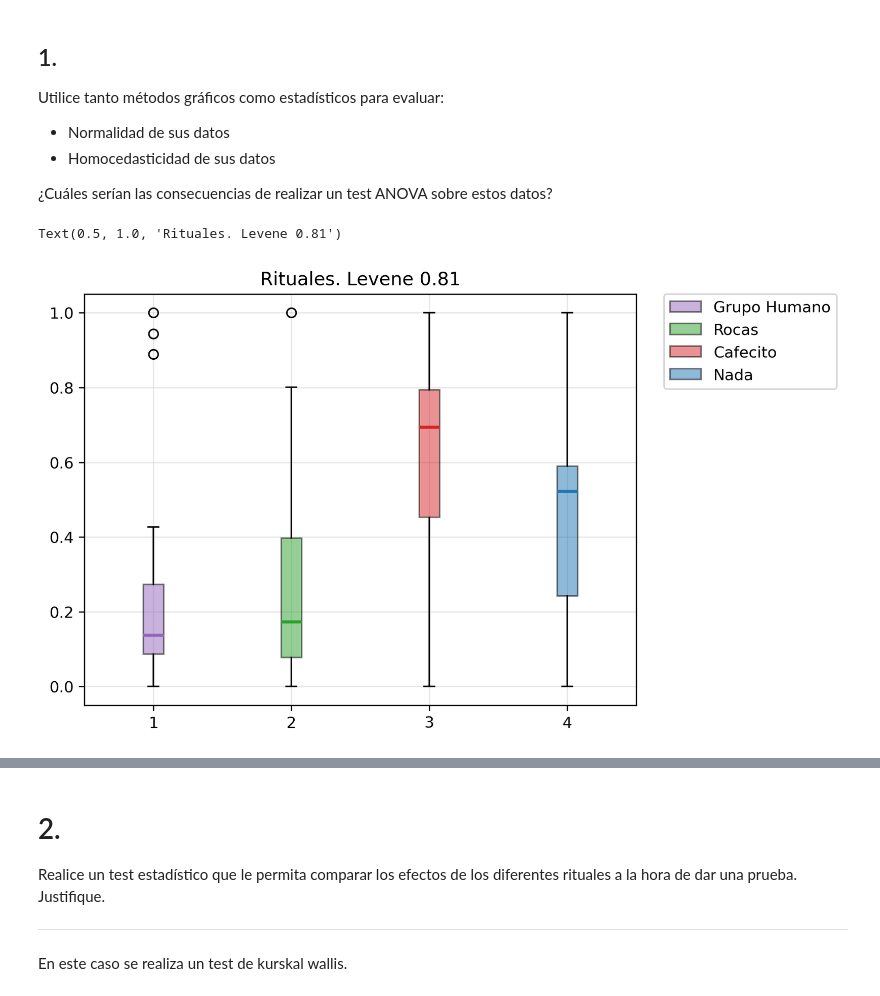
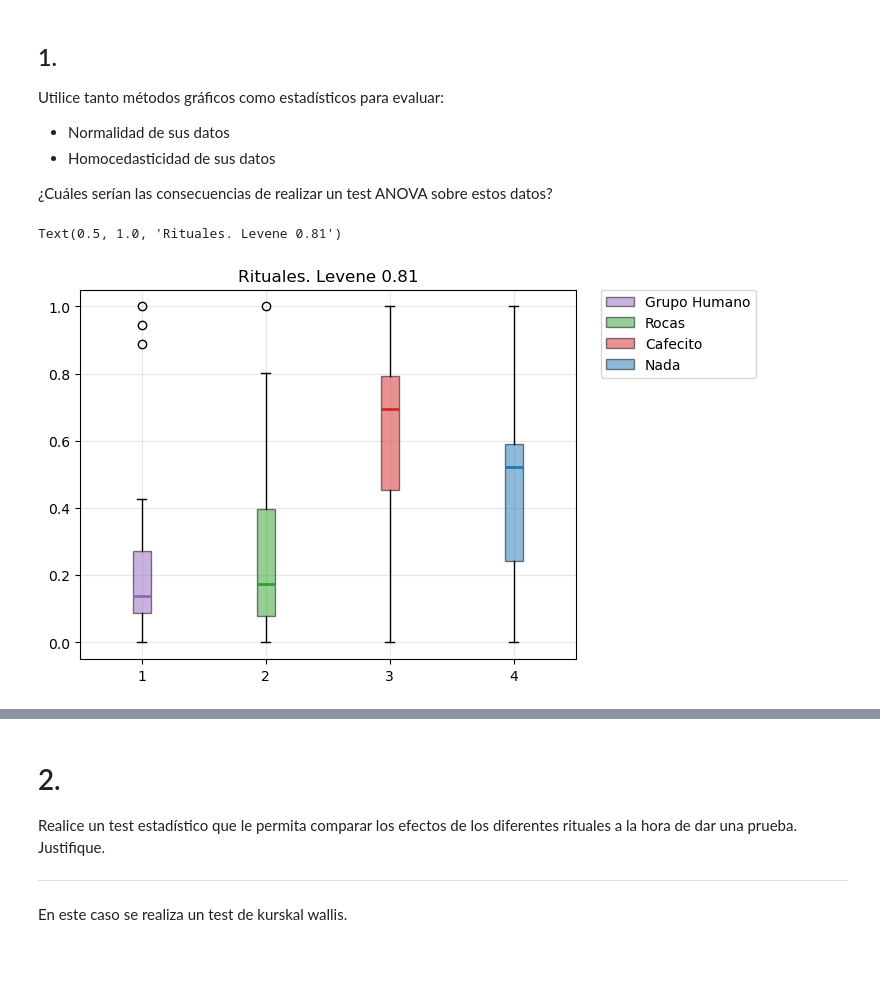
Before and after one commit to SysBioengLab/IIQ3402-Statistical-Design, a Jupyter notebook: Ayudantias/Ayudantia5_TestDeHipotesisANOVA.ipynb, the cells around one changed output, grey strips where cells are left out. Cells and saved outputs as stored; diff of their text form; code cells hidden in the pictures; blank space fills up the shorter version.

```diff
--- a/Ayudantias/Ayudantia5_TestDeHipotesisANOVA.ipynb
+++ b/Ayudantias/Ayudantia5_TestDeHipotesisANOVA.ipynb
@@ -230,7 +209,7 @@ tratamiento3 = st.norm.rvs(loc = 6, scale = 3, size = 30)
 tratamiento4 = st.norm.rvs(loc = 11, scale = 2.3, size = 30)
 tratamiento5 = st.norm.rvs(loc = 9.5, scale = 2.1, size = 30)
 tratamiento6 = st.norm.rvs(loc = 7, scale = 3.1, size = 30)
-fig, ax = plt.subplots(dpi = 300)
+fig, ax = plt.subplots(dpi = 100)
 colors = ['tab:blue', 'tab:green', 'tab:purple', 'tab:pink', 'tab:cyan', 'tab:red']
 for i, trat in enumerate([tratamiento1, tratamiento2, tratamiento3, tratamiento4, tratamiento5, tratamiento6]):
     ax.boxplot(
@@ -275,7 +254,7 @@ la utilización de datos no-normales?
 En esta caso aplicamos el test de Shapiro-Wilk, el cual es un test de hipótesis que permite definir si una muestra proviene de una distribución normal. En particular, la hipótesis nula define que los datos son normales, y la alternativa que son no-normales.
 # %%
 import scipy.stats as st
-fig, ax = plt.subplots(3,2, dpi = 300, figsize = (15,10))
+fig, ax = plt.subplots(3,2, dpi = 100, figsize = (15,10))
 i,j = 0,0
 for c, trat in enumerate([tratamiento1, tratamiento2, tratamiento3, tratamiento4, tratamiento5, tratamiento6]):
     (osm, osr), (slope, intercept, r) = st.probplot(trat)
@@ -361,7 +340,7 @@ Para hacer esto en `python` hay que trabajar con el modelo lineal de ANOVA.
 residuos = modelo.resid
 df_plant['residuos'] = residuos
 # %%
-fig, ax = plt.subplots(dpi = 300)
+fig, ax = plt.subplots(dpi = 100)
 
 for i in df_plant['Tratamiento'].unique():
     df_trat = df_plant[df_plant['Tratamiento'] == i]
@@ -380,5 +359,5 @@ Text(0, 0.5, 'Residuos')
 # %%
-fig, ax = plt.subplots(3,2,dpi = 300, figsize = (10,10))
+fig, ax = plt.subplots(3,2,dpi = 100, figsize = (10,10))
 i,j = 0,0
 for trat in df_plant['Tratamiento'].unique():
     df_trat = df_plant[df_plant['Tratamiento'] == trat]
@@ -546,27 +525,27 @@ cafecito = scale_data(st.beta.rvs(a = 5, b = 1, size = 30))
 nada = scale_data(st.norm.rvs(loc = 0, scale = 1, size = 30))
 # %%
 # Homocedasticidad
-fig, ax = plt.subplots(dpi = 300)
+fig, ax = plt.subplots(dpi = 100)
 colors = ['tab:purple', 'tab:green', 'tab:red', 'tab:blue']
 rit = ['Grupo Humano', 'Rocas', 'Cafecito', 'Nada']
 for i, data in enumerate([grupo_humano, rocas, cafecito, nada]):
     ax.boxplot(
         data,
         positions = [i+1],
         patch_artist = True,
         boxprops = dict( facecolor = colors[i], alpha = 0.5),
         medianprops = dict(color = colors[i], linewidth = 2),
         label = rit[i],
         zorder = 3
     )
 ax.grid(alpha = 0.3, zorder = 0)
 #
 ax.legend(bbox_to_anchor = (1.05, 1), loc = 2, borderaxespad = 0.)
 ax.set_xticks([1,2,3,4])
 ax.set_title(f'Rituales. Levene {st.levene(grupo_humano, rocas, cafecito, nada).pvalue:.2f}')
 # %% [output]
 Text(0.5, 1.0, 'Rituales. Levene 0.81')
-[figure, old version]
+[figure, new version]
 # %%
 # Normalidad
 
```
Also changed, not shown: parts of 7 cells of this notebook, 8 other files.
